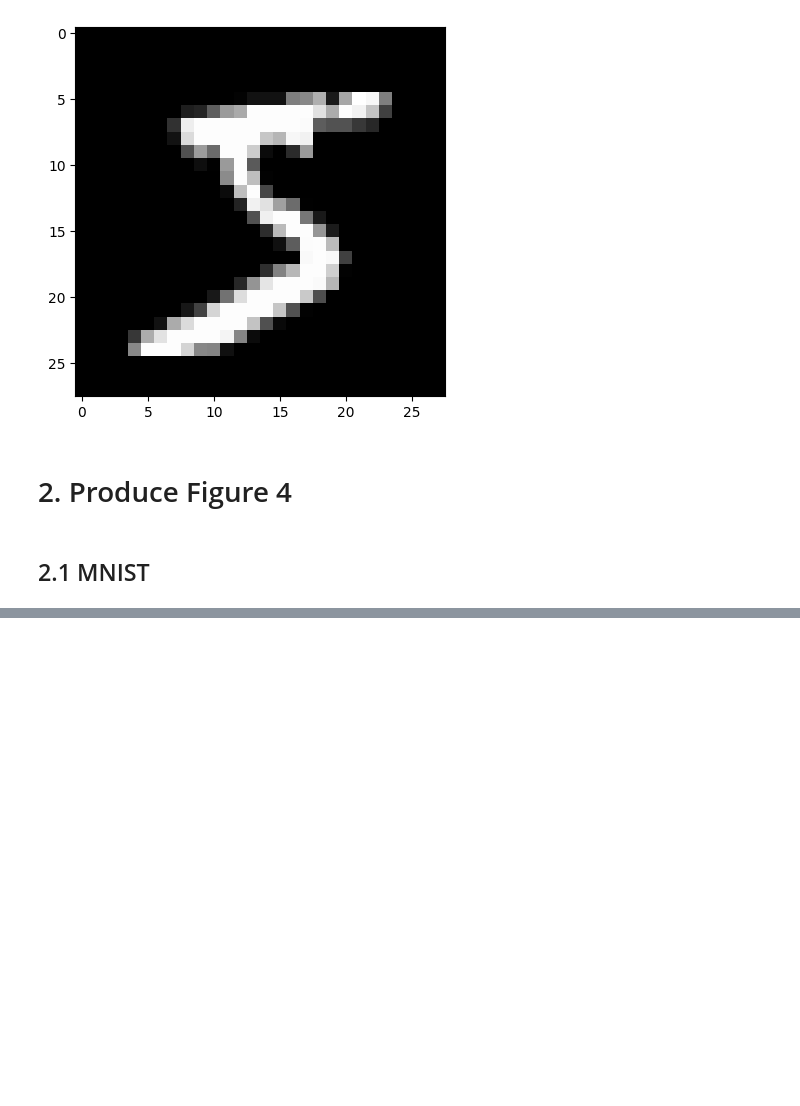
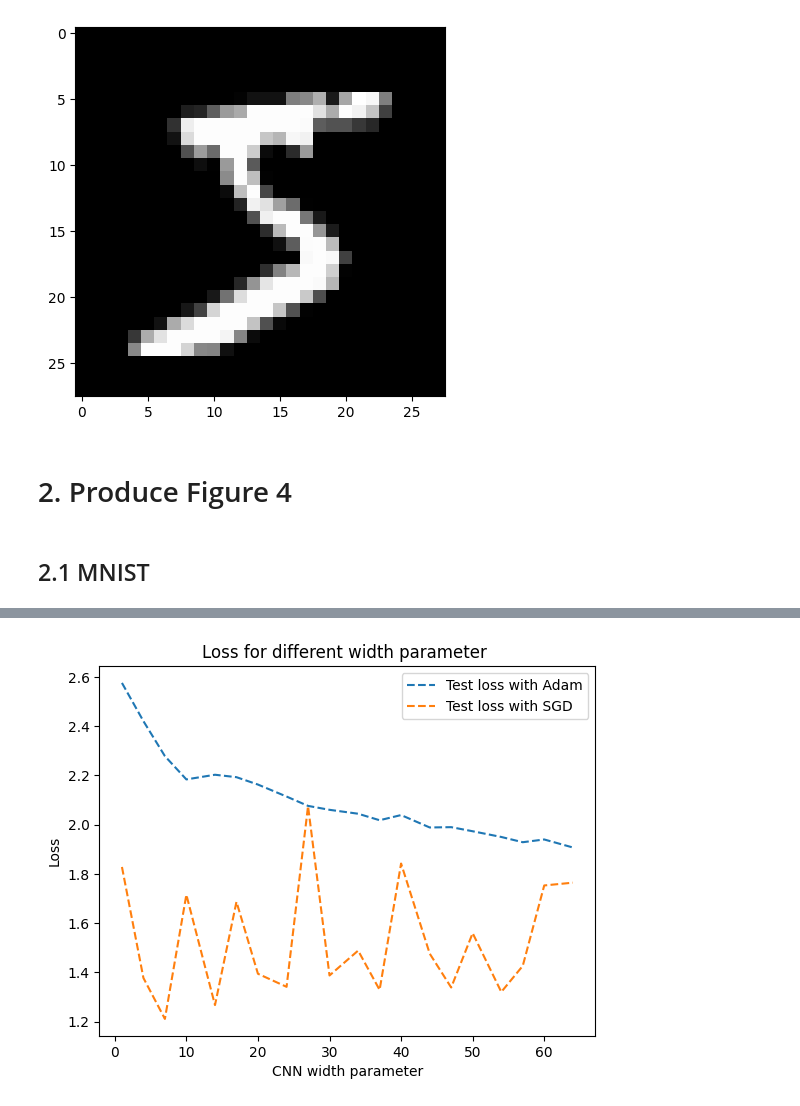
Before and after one commit to roduit/EE-411-FOIL-Project, a Jupyter notebook: source/main.ipynb, the cells around one changed output, grey strips where cells are left out. Drawn from its saved outputs; the diff is of its cells as text; code cells hidden in the pictures; blank space fills up the shorter version.

```diff
--- a/source/main.ipynb
+++ b/source/main.ipynb
@@ -333,0 +402,64 @@ plt.show()
+# %%
+width_model_list = np.linspace(1, 64, 20,dtype=int)
+
+
+train_losses_Adam = []
+train_accuracies_Adam = []
+test_losses_Adam = []
+test_accuracies_Adam = []
+
+train_losses = []
+train_accuracies = []
+test_losses = []
+test_accuracies = []
+
+subsample_train_indices = torch.randperm(len(CIFAR_10_train_dataset))[:constants.NUM_SAMPLES]
+
+for width in width_model_list :
+    cnn_model = make_cnn(c = width)
+    cnn = cnn_model.to(constants.DEVICE)
+    optimizer_Adam = torch.optim.SGD(cnn.parameters(), lr=constants.Adam_LR)
+    losses_Adam = fit(
+        model=cnn,
+        train_dataloader=CIFAR_10_train_dataloader,
+        optimizer=optimizer_Adam,
+        epochs=2,
+        device=constants.DEVICE
+    )
+    train_loss_Adam, acc_train_Adam = predict(model=cnn, test_dataloader=CIFAR_10_train_dataloader, device=constants.DEVICE)
+    test_loss_Adam, acc_Adam = predict(model=cnn, test_dataloader=CIFAR_10_test_dataloader, device=constants.DEVICE)
+
+    train_losses_Adam.append(train_loss_Adam)
+    train_accuracies_Adam.append(acc_train_Adam)
+
+    test_losses_Adam.append(test_loss_Adam)
+    test_accuracies_Adam.append(acc_Adam)
+
+
+    optimizer_SGD = torch.optim.SGD(cnn.parameters(), lr=constants.SGD_LR)
+    losses_SGD = fit(
+        model=cnn,
+        train_dataloader=CIFAR_10_train_dataloader,
+        optimizer=optimizer_SGD,
+        epochs=2,
+        device=constants.DEVICE
+    )
+    train_loss, acc_train = predict(model=cnn, test_dataloader=CIFAR_10_train_dataloader, device=constants.DEVICE)
+    test_loss, acc = predict(model=cnn, test_dataloader=CIFAR_10_test_dataloader, device=constants.DEVICE)
+
+    train_losses.append(train_loss)
+    train_accuracies.append(acc_train)
+
+    test_losses.append(test_loss)
+    test_accuracies.append(acc)
+
+
+plt.plot(width_model_list, test_losses_Adam, '--',label = 'Test loss with Adam')
+plt.plot(width_model_list, test_losses, '--',label = 'Test loss with SGD')
+plt.legend()
+plt.xlabel('CNN width parameter')
+plt.ylabel('Loss')
+plt.title('Loss for different width parameter ')
+plt.show()
+# %% [output]
+[figure, added]
```
Also changed, not shown: parts of 8 cells of this notebook, 1 other file.
